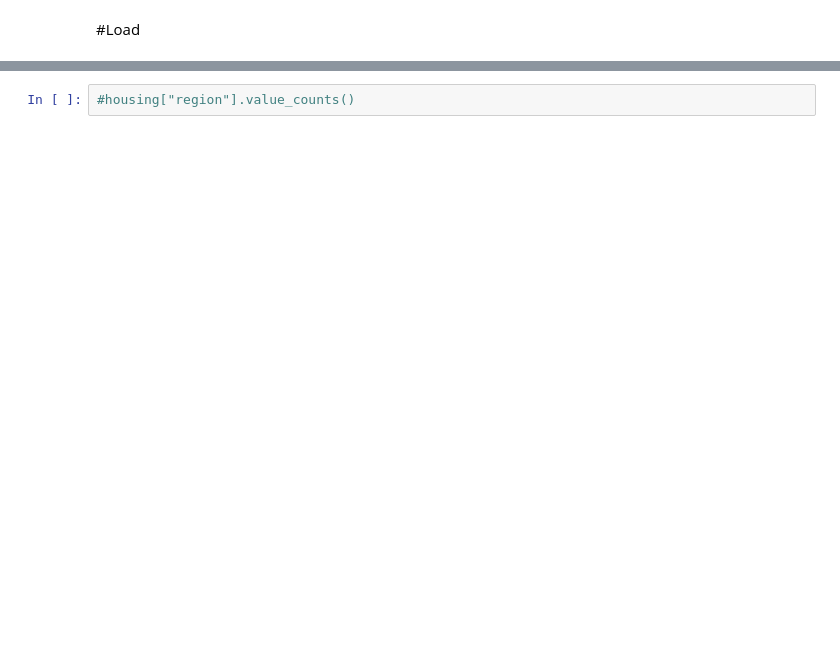
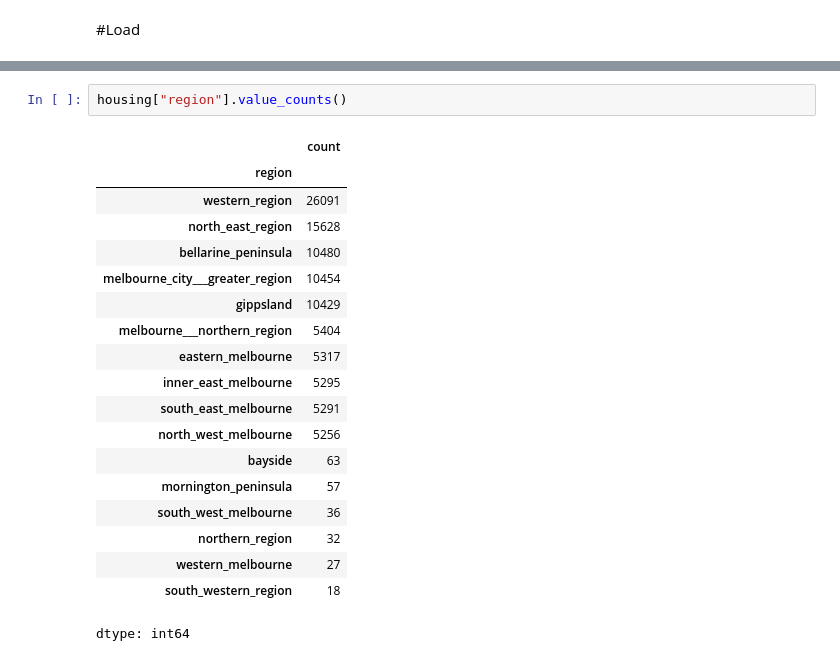
Before and after one commit to mmercan/handson-ml3, a Jupyter notebook: 02_vic_housing.ipynb, the cells around one changed output, grey strips where cells are left out. Saved outputs shown, nothing was run; the diff lists cells and outputs as text; blank space fills up the shorter version.

```diff
--- a/02_vic_housing.ipynb
+++ b/02_vic_housing.ipynb
@@ -31,4 +52,24 @@ ValueError: could not convert string to float: 'Contact agent'
 # %%
-#housing["region"].value_counts()
+housing["region"].value_counts()
+# %% [output]
+|  | count |
+| region |  |
+| western_region | 26091 |
+| north_east_region | 15628 |
+| bellarine_peninsula | 10480 |
+| melbourne_city___greater_region | 10454 |
+| gippsland | 10429 |
+| melbourne___northern_region | 5404 |
+| eastern_melbourne | 5317 |
+| inner_east_melbourne | 5295 |
+| south_east_melbourne | 5291 |
+| north_west_melbourne | 5256 |
+| bayside | 63 |
+| mornington_peninsula | 57 |
+| south_west_melbourne | 36 |
+| northern_region | 32 |
+| western_melbourne | 27 |
+| south_western_region | 18 |
+dtype: int64
 # %%
 housing["propertyType"].value_counts()
```
Also changed, not shown: parts of 6 cells of this notebook.
